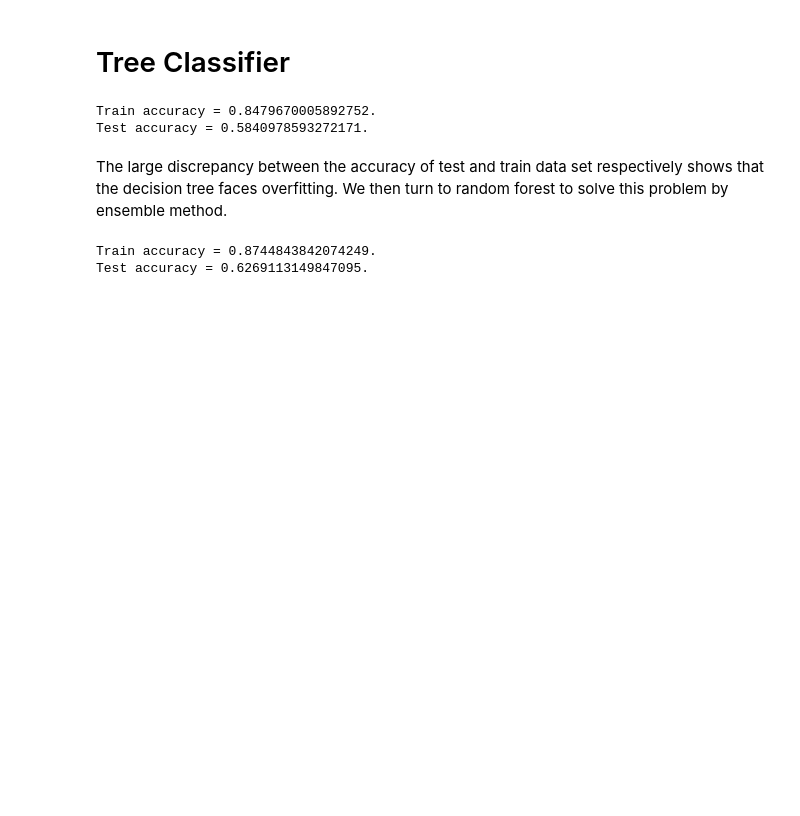
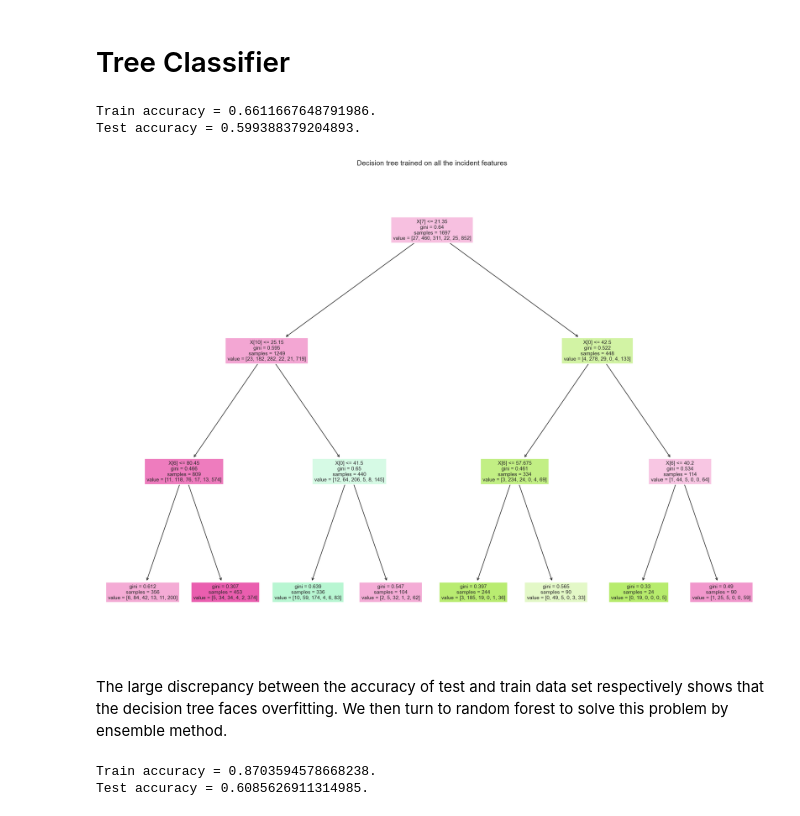
Before and after one commit to csauyong/police-brutality, a Jupyter notebook: analysis.ipynb, the cells around one changed output. Saved outputs shown, nothing was run; the diff lists cells and outputs as text; code cells hidden in the pictures; blank space fills up the shorter version.

Commit message:
Added plot and model dump

```diff
--- a/analysis.ipynb
+++ b/analysis.ipynb
@@ -257,5 +258,7 @@ We hypothesizes that lower the white people share, higher the fatal count.
 # %% [markdown]
 We now use a mixture of the features to predict the race of victims in fatal incidents.
 # %%
-clf = LogisticRegression(max_iter=2000, solver='liblinear')
+clf = LogisticRegression(solver='liblinear')
 clf.fit(x_train, y_train)
+with open('output/logreg.pkl','wb') as f:
+    pickle.dump(clf,f)
@@ -270,20 +271,29 @@ Test accuracy = 0.6422018348623854.
 # %% [markdown]
 # Tree Classifier
 # %%
-clf = tree.DecisionTreeClassifier(max_depth=10)
+clf = DecisionTreeClassifier(max_depth=3)
 clf.fit(x_train, y_train)
 print(f'Train accuracy = {clf.score(x_train, y_train)}.')
 print(f'Test accuracy = {clf.score(x_test, y_test)}.')
+
+plt.figure(figsize=(16, 12), dpi=200)
+plot_tree(clf, filled=True)
+plt.title("Decision tree trained on all the incident features")
+plt.show()
+plt.savefig('incident_tree.png')
 # %% [output]
-Train accuracy = 0.8479670005892752.
-Test accuracy = 0.5840978593272171.
+Train accuracy = 0.6611667648791986.
+Test accuracy = 0.599388379204893.
+[figure, added]
 # %% [markdown]
 The large discrepancy between the accuracy of test and train data set respectively shows that the decision tree faces overfitting. We then turn to random forest to solve this problem by ensemble method.
 # %%
 clf = RandomForestClassifier(max_depth=10, class_weight='balanced_subsample')
 clf.fit(x_train, y_train)
+with open('output/ranfor.pkl','wb') as f:
+    pickle.dump(clf,f)
 print(f'Train accuracy = {clf.score(x_train, y_train)}.')
 print(f'Test accuracy = {clf.score(x_test, y_test)}.')
 # %% [output]
-Train accuracy = 0.8744843842074249.
-Test accuracy = 0.6269113149847095.
+Train accuracy = 0.8703594578668238.
+Test accuracy = 0.6085626911314985.
```
Also changed, not shown: parts of 3 cells of this notebook, 6 other files.
